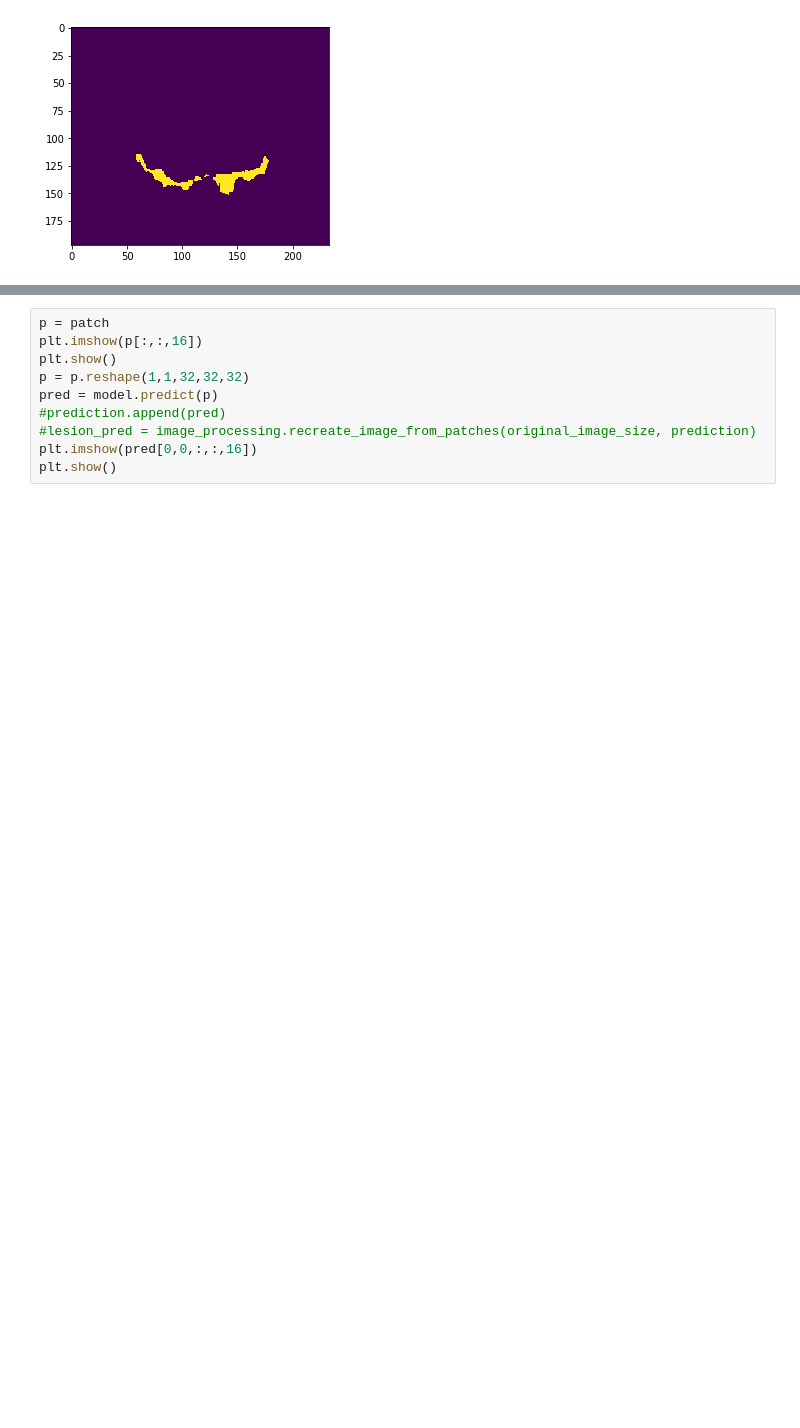
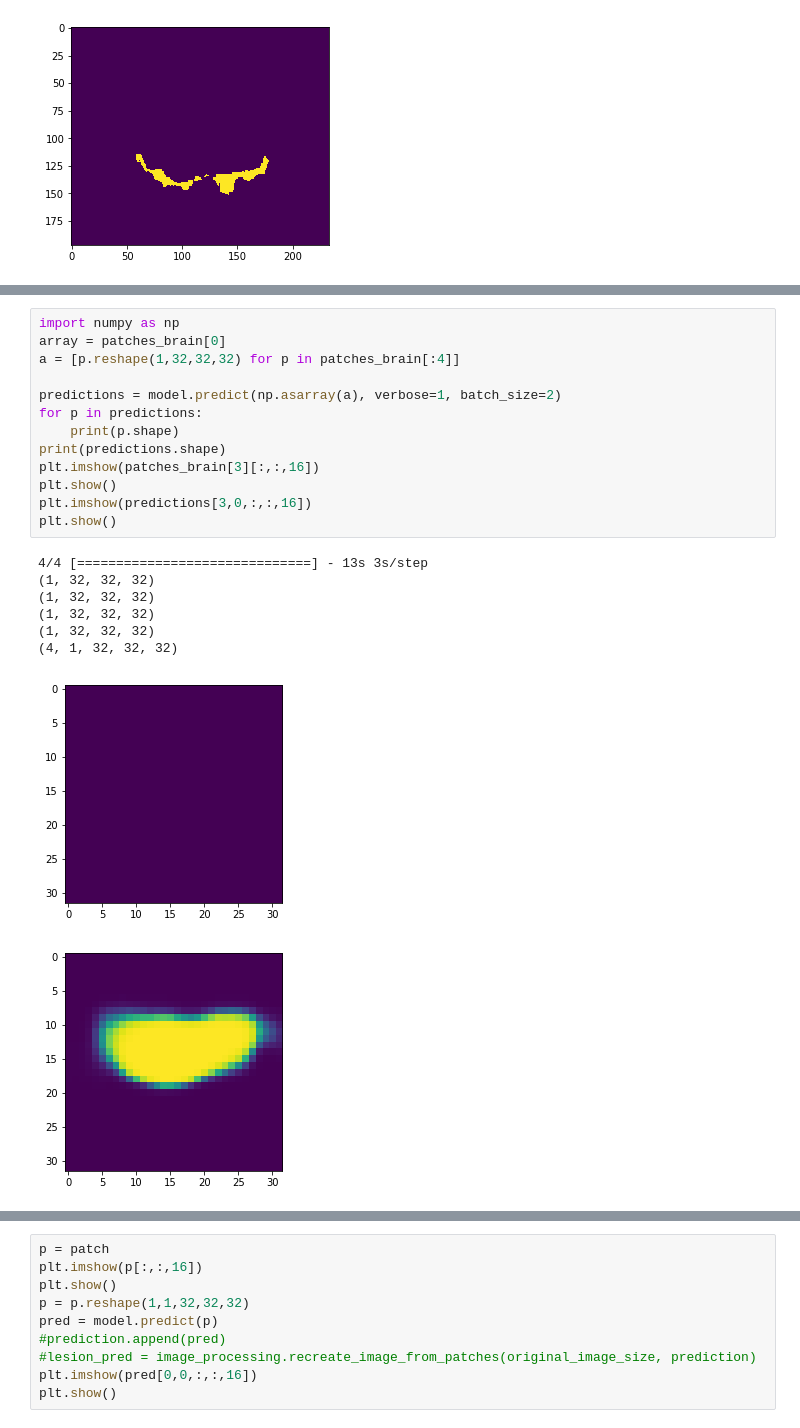
Before and after one commit to devhliu/MIP-DeepStroke, a Jupyter notebook: TestPreprocessing.ipynb, the cells around one changed output, grey strips where cells are left out. Cells and saved outputs as stored; diff of their text form; blank space fills up the shorter version.

```diff
--- a/TestPreprocessing.ipynb
+++ b/TestPreprocessing.ipynb
@@ -193,0 +235,22 @@ NameError: name 'patches' is not defined
+# %%
+import numpy as np
+array = patches_brain[0]
+a = [p.reshape(1,32,32,32) for p in patches_brain[:4]]
+
+predictions = model.predict(np.asarray(a), verbose=1, batch_size=2)
+for p in predictions:
+    print(p.shape)
+print(predictions.shape)
+plt.imshow(patches_brain[3][:,:,16])
+plt.show()
+plt.imshow(predictions[3,0,:,:,16])
+plt.show()
+# %% [output]
+4/4 [==============================] - 13s 3s/step
+(1, 32, 32, 32)
+(1, 32, 32, 32)
+(1, 32, 32, 32)
+(1, 32, 32, 32)
+(4, 1, 32, 32, 32)
+[figure, added]
+[figure, added]
```
Also changed, not shown: parts of 9 cells of this notebook, 9 other files.
